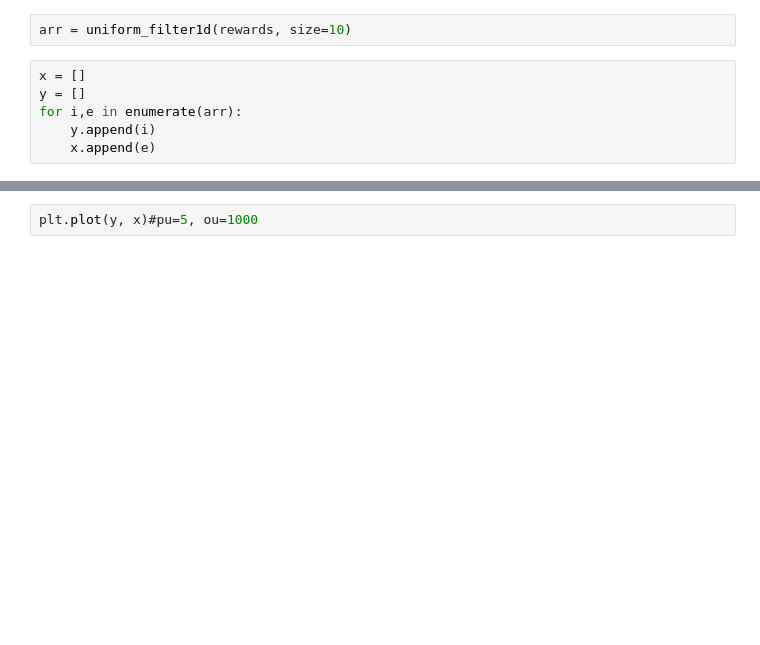
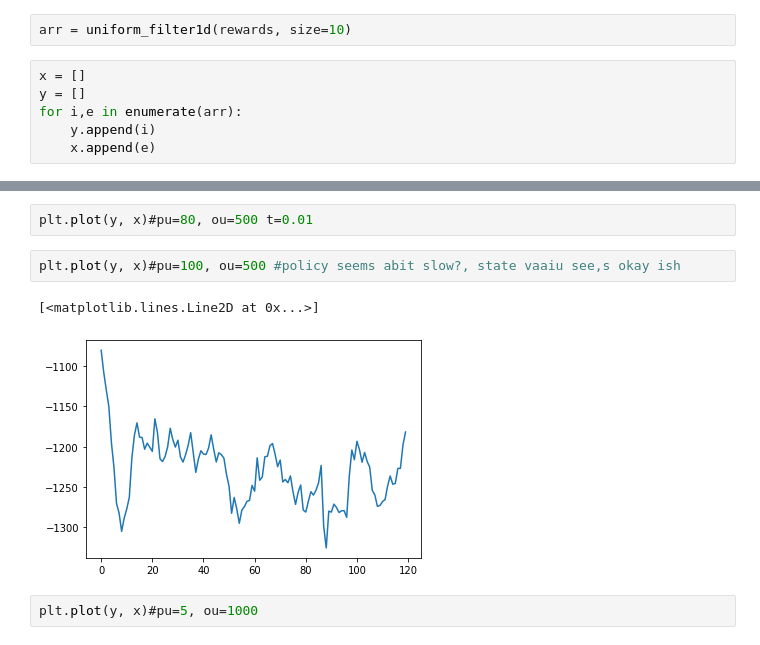
Before and after one commit to Kikumu/Reinforcement-Learning-repo, a Jupyter notebook: state_of_the_art/Soft-Actor-Critic with Prioritized Experience Replay.ipynb, the cells around one changed output, grey strips where cells are left out. Saved outputs shown, nothing was run; the diff lists cells and outputs as text; blank space fills up the shorter version.

```diff
--- a/state_of_the_art/Soft-Actor-Critic with Prioritized Experience Replay.ipynb
+++ b/state_of_the_art/Soft-Actor-Critic with Prioritized Experience Replay.ipynb
@@ -508,3 +513,10 @@ plt.plot(y, x)#pu=5, ou=1000
+# %%
+plt.plot(y, x)#pu=80, ou=500 t=0.01
+# %%
+plt.plot(y, x)#pu=100, ou=500 #policy seems abit slow?, state vaaiu see,s okay ish
+# %% [output]
+[<matplotlib.lines.Line2D at 0x...>]
+[figure, added]
 # %%
 plt.plot(y, x)#pu=5, ou=1000
 # %% [output]
```
Also changed, not shown: parts of 3 cells of this notebook.
